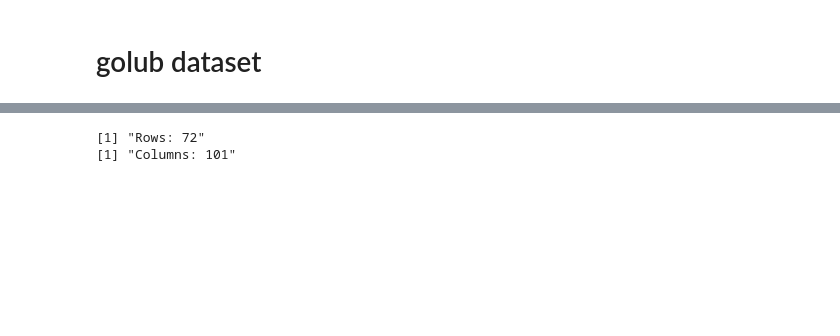
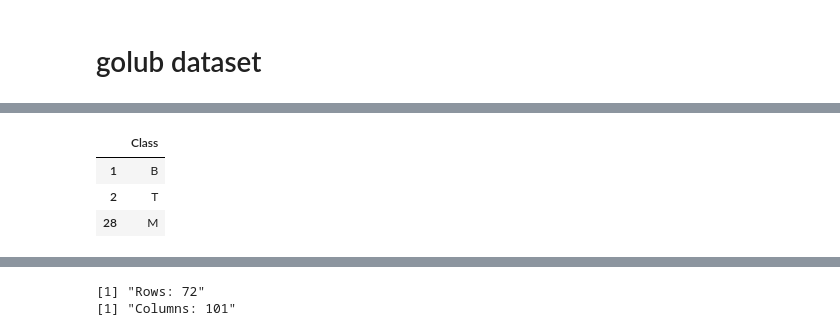
Before and after one commit to neobernad/evaluomeR, a Jupyter notebook: notebooks/local/golub.ipynb, the cells around one changed output, grey strips where cells are left out. Saved outputs shown, nothing was run; the diff lists cells and outputs as text; code cells hidden in the pictures; blank space fills up the shorter version.

```diff
--- a/notebooks/local/golub.ipynb
+++ b/notebooks/local/golub.ipynb
@@ -37,3 +19,10 @@ golub = as.data.frame(leukemia)
+# %%
+unique(golub["Class"])
+# %% [output]
+|  | Class |
+| 1 | B |
+| 2 | T |
+| 28 | M |
 # %%
 # https://rdrr.io/bioc/cancerclass/man/GOLUB.html
 # %%
```
Also changed, not shown: parts of 14 cells of this notebook, 2 other files.
